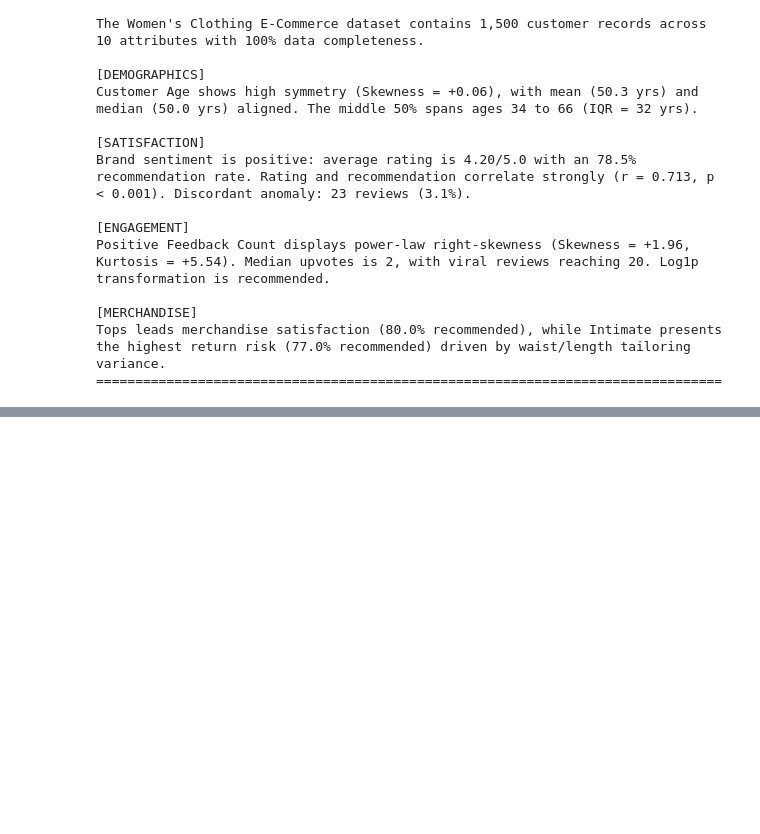
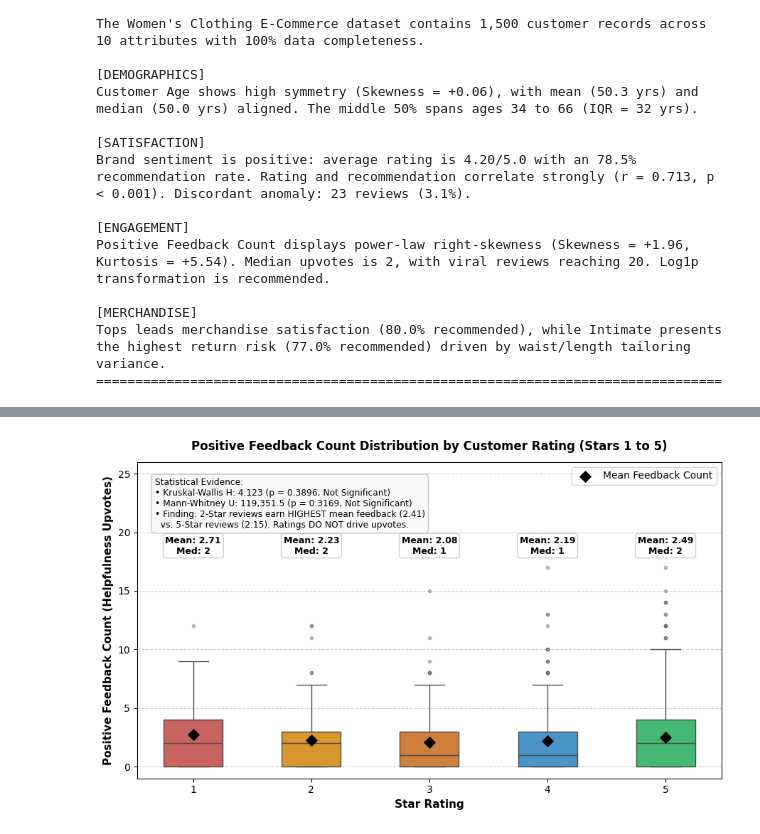
Before and after one commit to bhagyashrithombre/womensclothing, a Jupyter notebook: womens_clothing.ipynb, the cells around one changed output, grey strips where cells are left out. Cells and saved outputs as stored; diff of their text form; code cells hidden in the pictures; blank space fills up the shorter version.

```diff
--- a/womens_clothing.ipynb
+++ b/womens_clothing.ipynb
@@ -1149,0 +1277,41 @@ Tops leads merchandise satisfaction (80.0% recommended), while Intimate presents
+# %%
+plt.figure(figsize=(9, 5.5))
+rating_colors = ['#d9534f', '#f39c12', '#e67e22', '#3498db', '#2ecc71']
+
+ax = sns.boxplot(
+    data=df, x='Rating', y='Positive Feedback Count',
+    hue='Rating', palette=rating_colors, legend=False, width=0.5,
+    fliersize=3, flierprops={'markerfacecolor': '#7f8c8d', 'alpha': 0.4}
+)
+
+means = df.groupby('Rating')['Positive Feedback Count'].mean()
+medians = df.groupby('Rating')['Positive Feedback Count'].median()
+ax.scatter(range(len(means)), means.values, color='black', s=60, marker='D', zorder=5, label='Mean Feedback Count')
+
+for idx, (m_val, med_val) in enumerate(zip(means, medians)):
+    ax.text(idx, 18, f"Mean: {m_val:.2f}\nMed: {med_val:.0f}",
+            ha='center', va='bottom', fontsize=9, weight='bold',
+            bbox=dict(boxstyle='round,pad=0.25', facecolor='white', edgecolor='#cccccc', alpha=0.9))
+
+ax.set_ylim(-1, 26)
+ax.set_title("Positive Feedback Count Distribution by Customer Rating (Stars 1 to 5)", fontsize=12, weight='bold', pad=12)
+ax.set_xlabel("Star Rating", fontsize=11, weight='bold')
+ax.set_ylabel("Positive Feedback Count (Helpfulness Upvotes)", fontsize=11, weight='bold')
+ax.grid(axis='y', linestyle='--', alpha=0.6)
+ax.legend(loc='upper right', frameon=True)
+
+stats_box = (
+    "Statistical Evidence:\n"
+    "• Kruskal-Wallis H: 4.123 (p = 0.3896, Not Significant)\n"
+    "• Mann-Whitney U: 119,351.5 (p = 0.3169, Not Significant)\n"
+    "• Finding: 2-Star reviews earn HIGHEST mean feedback (2.41)\n"
+    "  vs. 5-Star reviews (2.15). Ratings DO NOT drive upvotes."
+)
+ax.text(0.03, 0.95, stats_box, transform=ax.transAxes, fontsize=8.8, va='top',
+        bbox=dict(boxstyle='round,pad=0.4', facecolor='#f8f9fa', edgecolor='#bdc3c7', alpha=0.95))
+
+plt.tight_layout()
+plt.savefig("sentiment_graph1_feedback_by_rating.png", dpi=300, bbox_inches='tight')
+plt.show()
+# %% [output]
+[figure, added]
```
Also changed, not shown: parts of 19 cells of this notebook, 10 other files.
